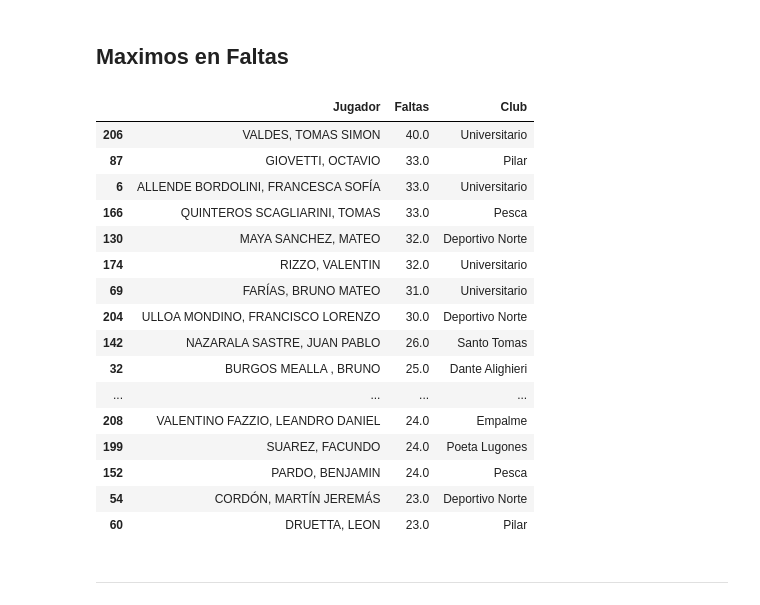
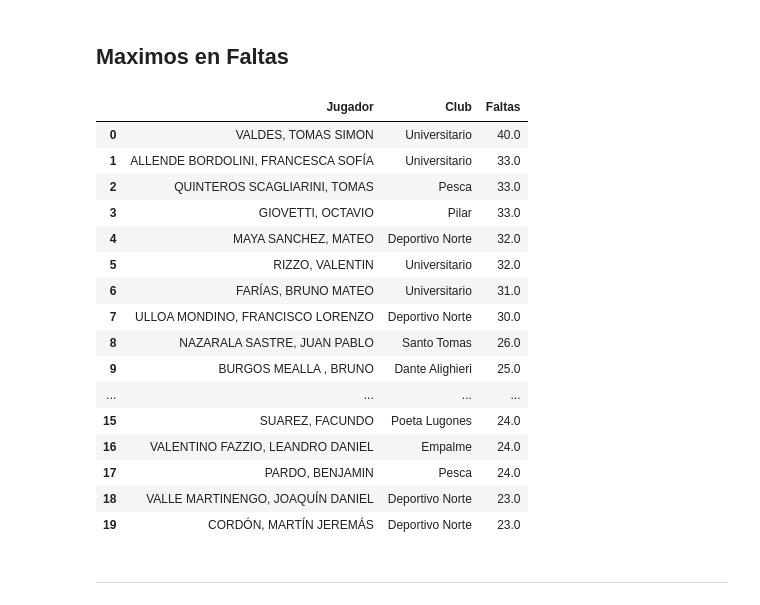
Before and after one commit to nicopinera/AnalisisEstadisticoBasquetU13, a Jupyter notebook: analisis2025.ipynb, the cells around one changed output. Saved outputs shown, nothing was run; the diff lists cells and outputs as text; code cells hidden in the pictures.

```diff
--- a/analisis2025.ipynb
+++ b/analisis2025.ipynb
@@ -73,25 +64,25 @@ top_20_asistidores('resumen_estadisticas_jugadores.csv')
 # %% [markdown]
 ## Maximos en Faltas
 # %%
-top_20_faltas('resumen_estadisticas_jugadores.csv')
+top20.top_20_faltas('resumen_estadisticas_jugadores.csv')
 # %% [output]
-|  | Jugador | Faltas | Club |
-| 206 | VALDES, TOMAS SIMON | 40.0 | Universitario |
-| 87 | GIOVETTI, OCTAVIO | 33.0 | Pilar |
-| 6 | ALLENDE BORDOLINI, FRANCESCA SOFÍA | 33.0 | Universitario |
-| 166 | QUINTEROS SCAGLIARINI, TOMAS | 33.0 | Pesca |
-| 130 | MAYA SANCHEZ, MATEO | 32.0 | Deportivo Norte |
-| 174 | RIZZO, VALENTIN | 32.0 | Universitario |
-| 69 | FARÍAS, BRUNO MATEO | 31.0 | Universitario |
-| 204 | ULLOA MONDINO, FRANCISCO LORENZO | 30.0 | Deportivo Norte |
-| 142 | NAZARALA SASTRE, JUAN PABLO | 26.0 | Santo Tomas |
-| 32 | BURGOS MEALLA , BRUNO | 25.0 | Dante Alighieri |
+|  | Jugador | Club | Faltas |
+| 0 | VALDES, TOMAS SIMON | Universitario | 40.0 |
+| 1 | ALLENDE BORDOLINI, FRANCESCA SOFÍA | Universitario | 33.0 |
+| 2 | QUINTEROS SCAGLIARINI, TOMAS | Pesca | 33.0 |
+| 3 | GIOVETTI, OCTAVIO | Pilar | 33.0 |
+| 4 | MAYA SANCHEZ, MATEO | Deportivo Norte | 32.0 |
+| 5 | RIZZO, VALENTIN | Universitario | 32.0 |
+| 6 | FARÍAS, BRUNO MATEO | Universitario | 31.0 |
+| 7 | ULLOA MONDINO, FRANCISCO LORENZO | Deportivo Norte | 30.0 |
+| 8 | NAZARALA SASTRE, JUAN PABLO | Santo Tomas | 26.0 |
+| 9 | BURGOS MEALLA , BRUNO | Dante Alighieri | 25.0 |
 | ... | ... | ... | ... |
-| 208 | VALENTINO FAZZIO, LEANDRO DANIEL | 24.0 | Empalme |
-| 199 | SUAREZ, FACUNDO | 24.0 | Poeta Lugones |
-| 152 | PARDO, BENJAMIN | 24.0 | Pesca |
-| 54 | CORDÓN, MARTÍN JEREMÁS | 23.0 | Deportivo Norte |
-| 60 | DRUETTA, LEON | 23.0 | Pilar |
+| 15 | SUAREZ, FACUNDO | Poeta Lugones | 24.0 |
+| 16 | VALENTINO FAZZIO, LEANDRO DANIEL | Empalme | 24.0 |
+| 17 | PARDO, BENJAMIN | Pesca | 24.0 |
+| 18 | VALLE MARTINENGO, JOAQUÍN DANIEL | Deportivo Norte | 23.0 |
+| 19 | CORDÓN, MARTÍN JEREMÁS | Deportivo Norte | 23.0 |
 # %% [markdown]
 ---
 # %% [markdown]
```
Also changed, not shown: parts of 18 cells of this notebook, 12 other files.
